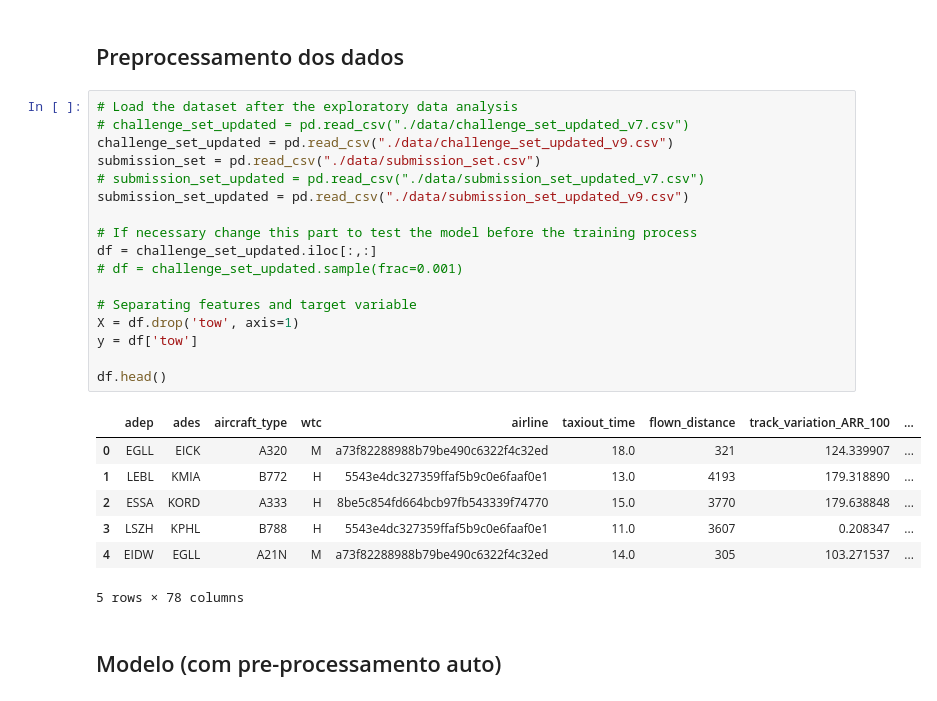
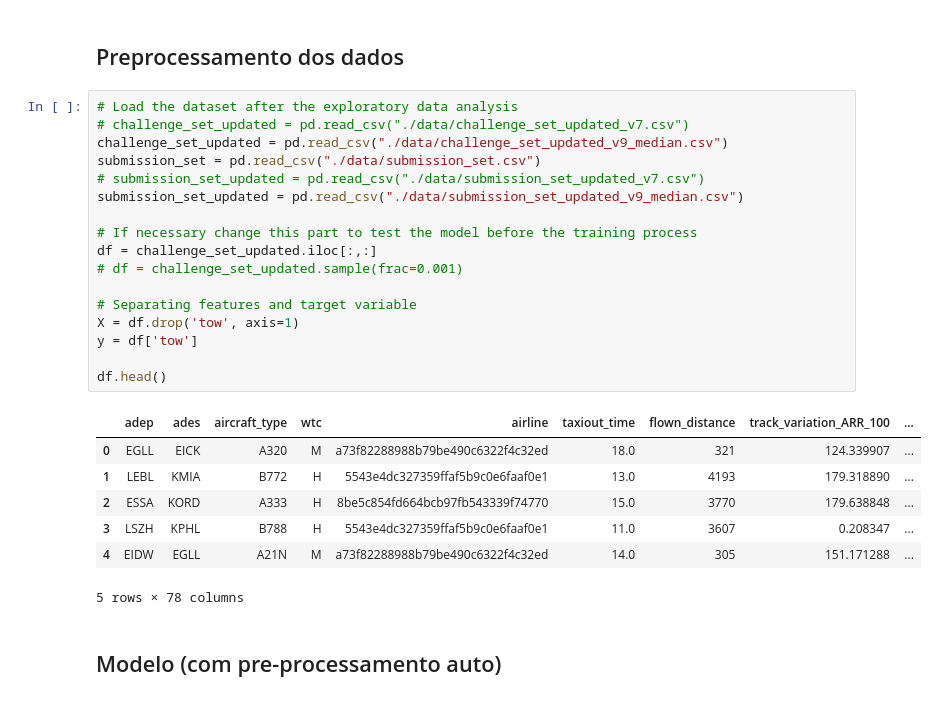
Before and after one commit to PRC-Data-Challenge-2024/team_tiny_rainbow, a Jupyter notebook: catboost.ipynb, the cells around one changed output. Cells and saved outputs as stored; diff of their text form.

```diff
--- a/catboost.ipynb
+++ b/catboost.ipynb
@@ -6,27 +6,27 @@ import numpy as np
 # %%
 # Load the dataset after the exploratory data analysis
 # challenge_set_updated = pd.read_csv("./data/challenge_set_updated_v7.csv")
-challenge_set_updated = pd.read_csv("./data/challenge_set_updated_v9.csv")
+challenge_set_updated = pd.read_csv("./data/challenge_set_updated_v9_median.csv")
 submission_set = pd.read_csv("./data/submission_set.csv")
 # submission_set_updated = pd.read_csv("./data/submission_set_updated_v7.csv")
-submission_set_updated = pd.read_csv("./data/submission_set_updated_v9.csv")
+submission_set_updated = pd.read_csv("./data/submission_set_updated_v9_median.csv")
 
 # If necessary change this part to test the model before the training process
 df = challenge_set_updated.iloc[:,:]
 # df = challenge_set_updated.sample(frac=0.001)
 
 # Separating features and target variable
 X = df.drop('tow', axis=1)
 y = df['tow']
 
 df.head()
 # %% [output]
 |  | adep | ades | aircraft_type | wtc | airline | taxiout_time | flown_distance | track_variation_ARR_100 | ... |
 | 0 | EGLL | EICK | A320 | M | a73f82288988b79be490c6322f4c32ed | 18.0 | 321 | 124.339907 | ... |
 | 1 | LEBL | KMIA | B772 | H | 5543e4dc327359ffaf5b9c0e6faaf0e1 | 13.0 | 4193 | 179.318890 | ... |
 | 2 | ESSA | KORD | A333 | H | 8be5c854fd664bcb97fb543339f74770 | 15.0 | 3770 | 179.638848 | ... |
 | 3 | LSZH | KPHL | B788 | H | 5543e4dc327359ffaf5b9c0e6faaf0e1 | 11.0 | 3607 | 0.208347 | ... |
-| 4 | EIDW | EGLL | A21N | M | a73f82288988b79be490c6322f4c32ed | 14.0 | 305 | 103.271537 | ... |
+| 4 | EIDW | EGLL | A21N | M | a73f82288988b79be490c6322f4c32ed | 14.0 | 305 | 151.171288 | ... |
 5 rows × 78 columns
 # %% [markdown]
 ## Modelo (com pre-processamento auto)
```
Also changed, not shown: parts of 16 cells of this notebook, 1 other file.
